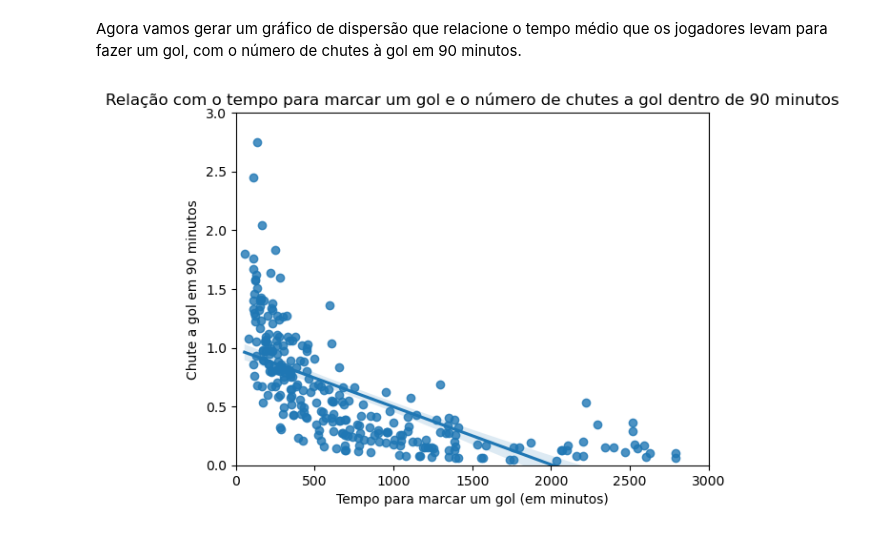
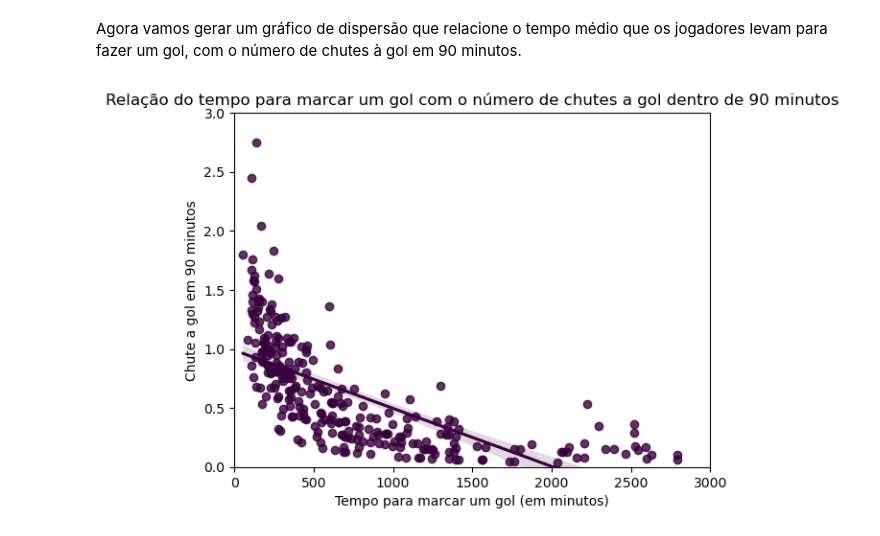
Before and after one commit to raveljalmeida/data-science, a Jupyter notebook: Documents/Projetos/Análise de Dados/github/Análise Premiere League/Trabalho.ipynb, the cells around one changed output. Saved outputs shown, nothing was run; the diff lists cells and outputs as text; code cells hidden in the pictures.

```diff
--- a/Documents/Projetos/Análise de Dados/github/Análise Premiere League/Trabalho.ipynb
+++ b/Documents/Projetos/Análise de Dados/github/Análise Premiere League/Trabalho.ipynb
@@ -130,12 +137,12 @@ MinxGls
 # %% [markdown]
 Agora vamos gerar um gráfico de dispersão que relacione o tempo médio que os jogadores levam para fazer um gol, com o número de chutes à gol em 90 minutos.
 # %%
-sns.regplot(x='MinxGls', y='SoT/90', fit_reg=True, data=MinxGls)
-plt.title('Relação com o tempo para marcar um gol e o número de chutes a gol dentro de 90 minutos')
+sns.regplot(x='MinxGls', y='SoT/90', fit_reg=True, data=MinxGls, color='#38003c')
+plt.title('Relação do tempo para marcar um gol com o número de chutes a gol dentro de 90 minutos')
 plt.xlabel('Tempo para marcar um gol (em minutos)')
 plt.ylabel('Chute a gol em 90 minutos')
 plt.xlim(0, 3000)
 plt.ylim(0, 3)
 plt.show()
 # %% [output]
-[figure, old version]
+[figure, new version]
```
Also changed, not shown: parts of 8 cells of this notebook.
